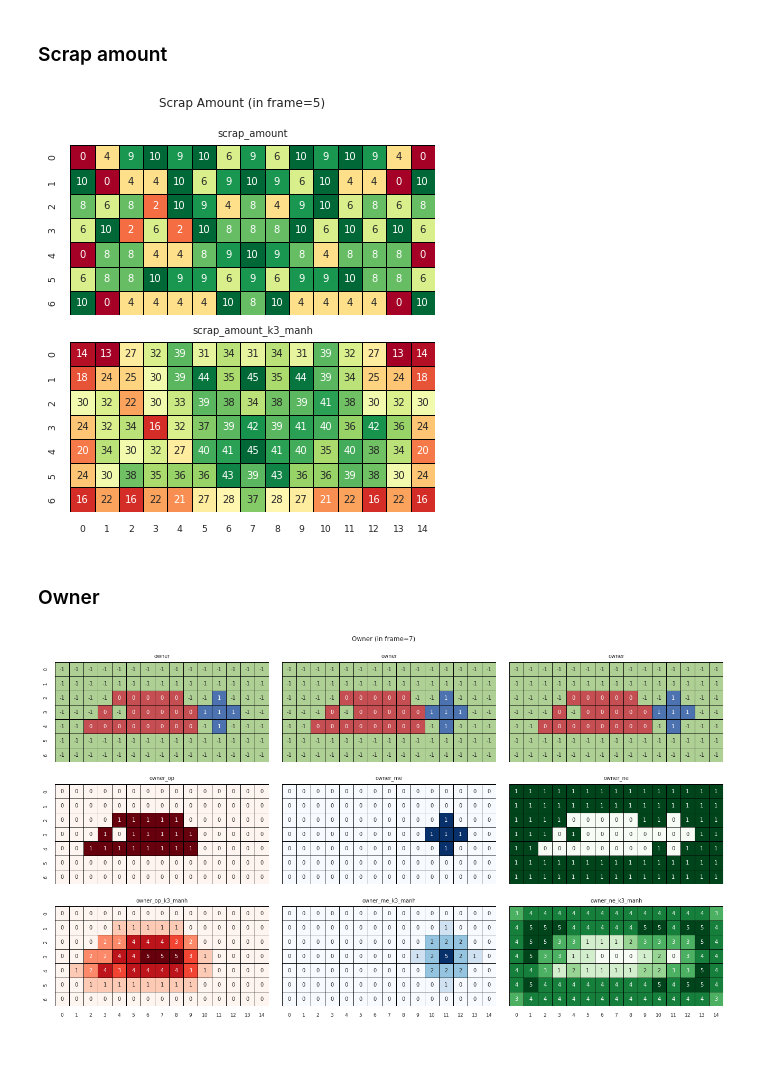
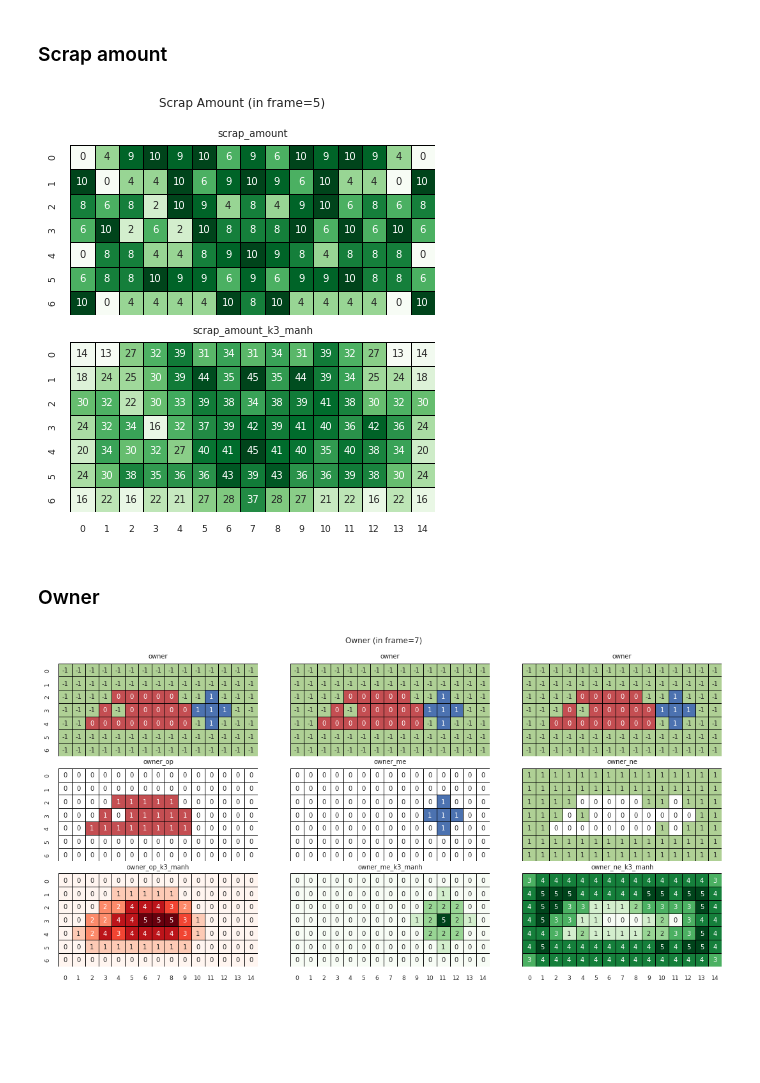
Before and after one commit to justin4480/challenge22, a Jupyter notebook: visulise.ipynb, the cells around one changed output. Drawn from its saved outputs; the diff is of its cells as text; code cells hidden in the pictures; blank space fills up the shorter version.

```diff
--- a/visulise.ipynb
+++ b/visulise.ipynb
@@ -247,44 +247,44 @@ frame, my_matter, op_matter, input_array, board = input.all(5)
 fig, ax = plt.subplots(nrows=2, ncols=1, figsize=(5, 5), sharex=True, sharey=True)
 plt.tight_layout(h_pad=1, pad=5)
 
-sns.heatmap(**default_params, ax=ax[0], data=board.scrap_amount, cmap='RdYlGn').set_title('scrap_amount')
-sns.heatmap(**default_params, ax=ax[1], data=board.scrap_amount_k3_manh, cmap='RdYlGn').set_title('scrap_amount_k3_manh')
+sns.heatmap(**default_params, ax=ax[0], data=board.scrap_amount, cmap='Greens').set_title('scrap_amount')
+sns.heatmap(**default_params, ax=ax[1], data=board.scrap_amount_k3_manh, cmap='Greens').set_title('scrap_amount_k3_manh')
 
 plt.suptitle(f'{feature} (in {frame=})')
 plt.show()
 # %% [output]
-[figure, old version]
+[figure, new version]
 # %% [markdown]
 ### Owner
 # %%
 feature = "Owner"
 
 default_params = {'annot': True, 'fmt': "d", 'linecolor': 'black', 'linewidths': .5, 'square': True, 'cbar': False}
 
 input = Input(log_file='right.txt')
 last_frame = input.max_frame
 
 frame, my_matter, op_matter, input_array, board = input.all(7)
 
-fig, ax = plt.subplots(nrows=3, ncols=3, figsize=(14, 8), sharex=True, sharey=True)
+fig, ax = plt.subplots(nrows=3, ncols=3, figsize=(12, 6), sharex=True, sharey=True)
 plt.tight_layout(h_pad=1, w_pad=1, pad=5)
 
 sns.heatmap(**default_params, ax=ax[0, 0], data=board.owner, cmap=['#afd095','r','b']).set_title('owner')
-sns.heatmap(**default_params, ax=ax[1, 0], data=board.owner_op, cmap='Reds').set_title('owner_op')
+sns.heatmap(**default_params, ax=ax[1, 0], data=board.owner_op, cmap=['white', 'r']).set_title('owner_op')
 sns.heatmap(**default_params, ax=ax[2, 0], data=board.owner_op_k3_manh, cmap='Reds').set_title('owner_op_k3_manh')
 
 sns.heatmap(**default_params, ax=ax[0, 1], data=board.owner, cmap=['#afd095','r','b']).set_title('owner')
-sns.heatmap(**default_params, ax=ax[1, 1], data=board.owner_me, cmap='Blues').set_title('owner_me')
-sns.heatmap(**default_params, ax=ax[2, 1], data=board.owner_me_k3_manh, cmap='Blues').set_title('owner_me_k3_manh')
+sns.heatmap(**default_params, ax=ax[1, 1], data=board.owner_me, cmap=['white', 'b']).set_title('owner_me')
+sns.heatmap(**default_params, ax=ax[2, 1], data=board.owner_me_k3_manh, cmap='Greens').set_title('owner_me_k3_manh')
 
 sns.heatmap(**default_params, ax=ax[0, 2], data=board.owner, cmap=['#afd095','r','b']).set_title('owner')
-sns.heatmap(**default_params, ax=ax[1, 2], data=board.owner_ne, cmap='Greens').set_title('owner_ne')
+sns.heatmap(**default_params, ax=ax[1, 2], data=board.owner_ne, cmap=['white', '#afd095']).set_title('owner_ne')
 sns.heatmap(**default_params, ax=ax[2, 2], data=board.owner_ne_k3_manh, cmap='Greens').set_title('owner_ne_k3_manh')
 
 plt.suptitle(f'{feature} (in {frame=})')
 plt.show()
 # %% [output]
-[figure, old version]
+[figure, new version]
 # %% [markdown]
 ###
 # %%
```
Also changed, not shown: parts of 6 cells of this notebook, 13 other files.
